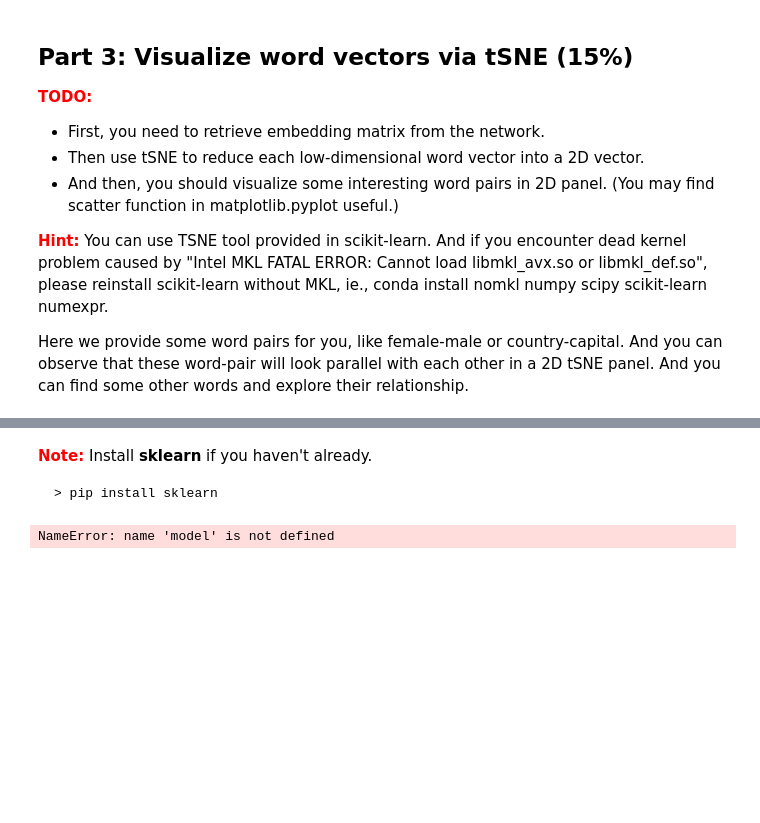
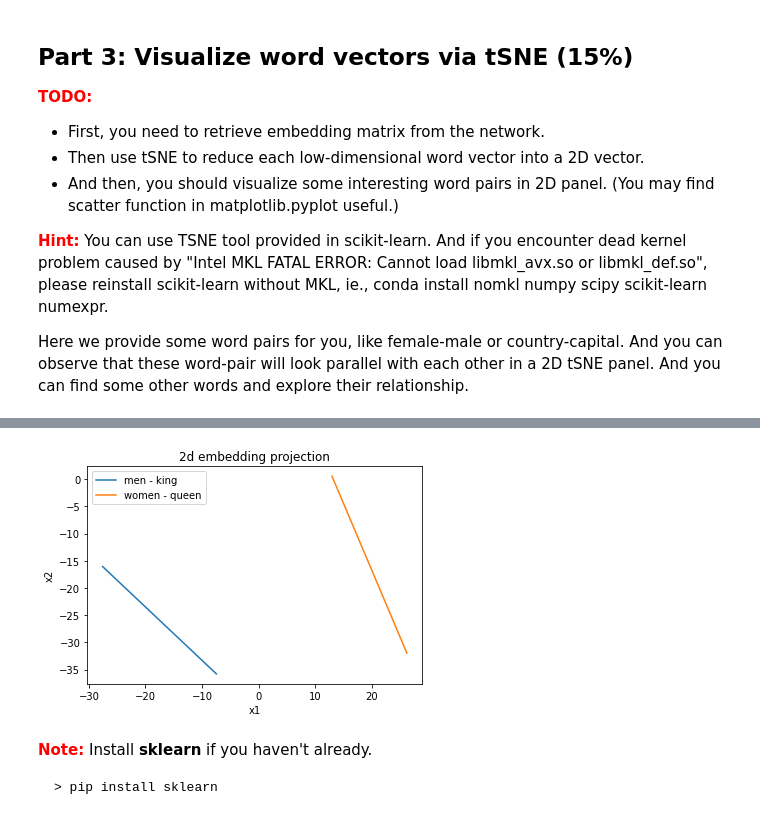
Before and after one commit to ecbme4040/e4040-2022fall-assign3-tw2834, a Jupyter notebook: task2-rnn-applications.ipynb, the cells around one changed output, grey strips where cells are left out. Saved outputs shown, nothing was run; the diff lists cells and outputs as text; code cells hidden in the pictures; blank space fills up the shorter version.

````diff
--- a/task2-rnn-applications.ipynb
+++ b/task2-rnn-applications.ipynb
@@ -284,14 +295,16 @@ country_capital = ["spain", "madrid", "italy", "rome", "japan", "tokyo"]
+# %%
+plt.plot(emb_tsne[np.where(vocabulary == "men")[0][0]], emb_tsne[np.where(vocabulary == "king")[0][0]], label='men - king')
+plt.plot(emb_tsne[np.where(vocabulary == "women")[0][0]], emb_tsne[np.where(vocabulary == "queen")[0][0]], label='women - queen')
+plt.title('2d embedding projection')
+plt.ylabel('x2')
+plt.xlabel('x1')
+plt.legend(loc="upper left")
+plt.show()
+# %% [output]
+[figure, added]
 # %% [markdown]
 <font color="red"><strong>Note:</strong></font> Install **sklearn** if you haven't already.
 
 ```
 > pip install sklearn
 ```
-# %%
-##Solution
-
-from sklearn.manifold import TSNE
-embeddings = model.layers[0].get_weights()[0]
-emb_tsne = TSNE(n_components=2).fit_transform(embeddings)
-# %% [output]
-NameError: name 'model' is not defined
````
Also changed, not shown: parts of 10 cells of this notebook.
